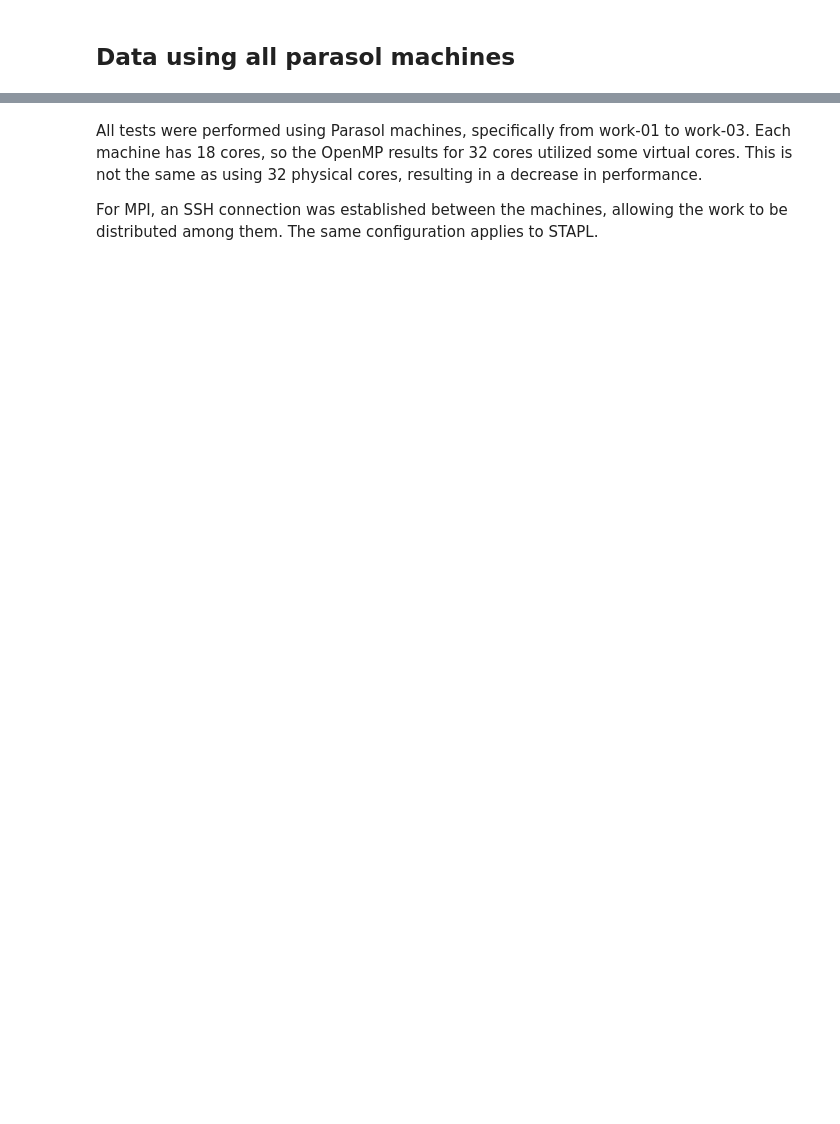
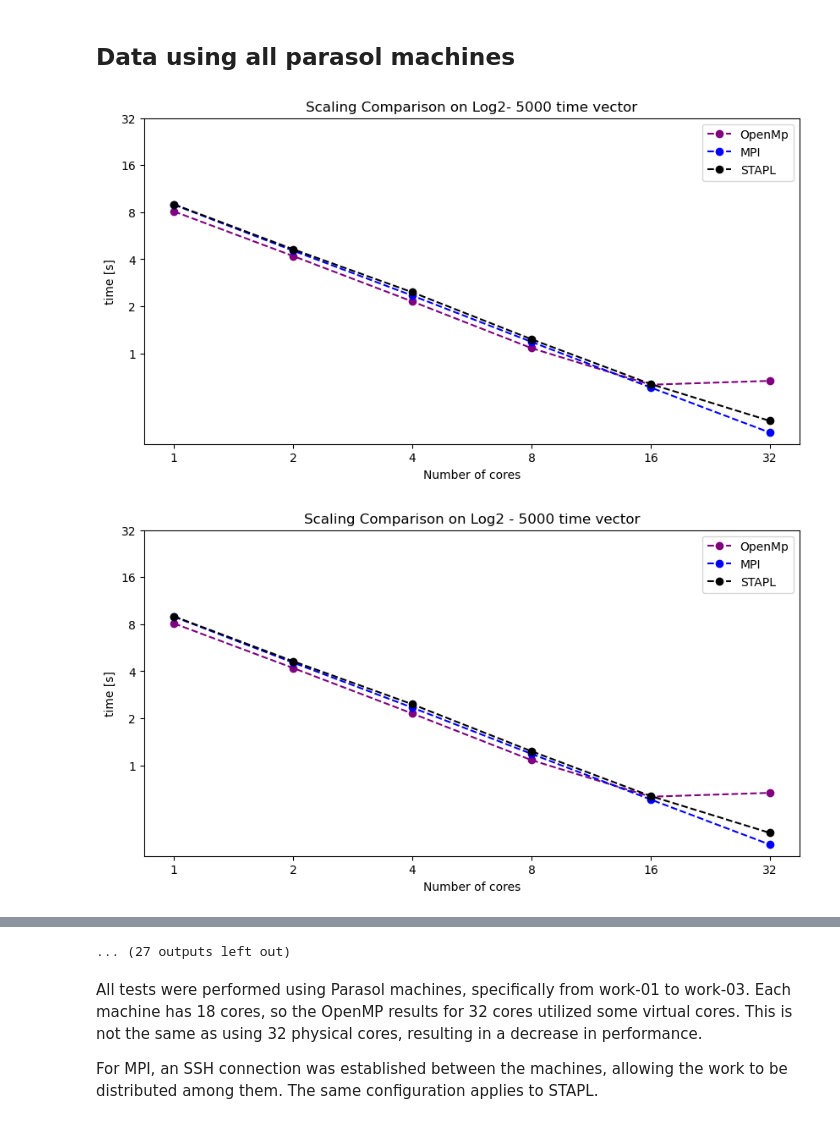
Before and after one commit to Arthur-Barreto/srp_illinois, a Jupyter notebook: notebooks/results.ipynb, the cells around one changed output, grey strips where cells are left out. Drawn from its saved outputs; the diff is of its cells as text; code cells hidden in the pictures; blank space fills up the shorter version.

Commit message:
axes labels and log scalling

```diff
--- a/notebooks/results.ipynb
+++ b/notebooks/results.ipynb
@@ -86,7 +96,7 @@ LOG_GLOBAL = Path.cwd() / "log_bls_global.txt"
 # %%
 results_omp = {}
 results_mpi = {}
-results_stpal = {}
+results_stapl = {}
 results_global = {}
 
 with open(LOG_OMP, 'r') as f:
@@ -111,7 +121,7 @@ with open(LOG_STPAL, 'r') as f:
         size = int(lines[i].split()[6])
         threads = int(lines[i].split()[4])
         time = float(lines[i+4].split()[2])
-        results_stpal[(size, threads)] = time
+        results_stapl[(size, threads)] = time
 
 with open(LOG_GLOBAL, 'r') as f:
     lines = f.readlines()
@@ -122,41 +132,70 @@ with open(LOG_GLOBAL, 'r') as f:
 # %%
 threads = [2**x for x in range(6)]
 for size in range(5000, 65000 + 1, 5000):
     times_omp = [results_omp[(size, thread)] for thread in threads]
     times_mpi = [results_mpi[(size, node)] for node in threads]
-    times_stapl = [results_stpal[(size, node)] for node in threads]
+    times_stapl = [results_stapl[(size, node)] for node in threads]
 
     plt.figure(figsize=(10, 5))
-    plt.title(f"Scaling Comparison - {size} time vector")
-    plt.plot(threads, times_omp, label="OpenMp", marker='o', linestyle='--', color='purple')
-    plt.plot(threads, times_mpi, label="MPI", marker='o', linestyle='--', color='blue')
-    plt.plot(threads, times_stapl, label="STAPL", marker='o', linestyle='--', color='black')
-    plt.xlabel("Number of threads")
-    plt.ylabel("Time (s)")
+    plt.title(f"Scaling Comparison on Log2- {size} time vector")
+    plt.plot(
+        threads, times_omp, label="OpenMp", marker="o", linestyle="--", color="purple"
+    )
+    plt.plot(threads, times_mpi, label="MPI", marker="o", linestyle="--", color="blue")
+    plt.plot(
+        threads, times_stapl, label="STAPL", marker="o", linestyle="--", color="black"
+    )
+    plt.xlabel("Number of cores")
+    plt.ylabel("time [s]")
+    plt.xscale("log", base=2)
+    plt.yscale("log", base=2)
+    plt.xticks(threads, threads)
+    plt.yticks(threads, threads)
     plt.legend()
     plt.show()
 
     plt.figure(figsize=(10, 5))
-    plt.title(f"Scaling Comparison LOG_2 - {size} time vector")
-    plt.plot(np.log2(threads), np.log2(times_omp), label="OpenMp", marker='o', linestyle='--', color='purple')
-    plt.plot(np.log2(threads), np.log2(times_mpi), label="MPI", marker='o', linestyle='--', color='blue')
-    plt.plot(np.log2(threads), np.log2(times_stapl), label="STAPL", marker='o', linestyle='--', color='black')
-    plt.xlabel("Log2 of number of threads")
-    plt.ylabel("Log2 of time (s)")
+    plt.title(f"Scaling Comparison on Log2 - {size} time vector")
+    plt.plot(
+        threads, times_omp, label="OpenMp", marker="o", linestyle="--", color="purple"
+    )
+    plt.plot(threads, times_mpi, label="MPI", marker="o", linestyle="--", color="blue")
+    plt.plot(
+        threads, times_stapl, label="STAPL", marker="o", linestyle="--", color="black"
+    )
+    plt.xlabel("Number of cores")
+    plt.ylabel("time [s]")
+    plt.xscale("log", base=2)
+    plt.yscale("log", base=2)
+    plt.xticks(threads, threads)
+    plt.yticks(threads, threads)
     plt.legend()
     plt.show()
 
-    speedup_omp = results_global[size] / np.array(times_omp)
-    speedup_mpi = results_global[size] / np.array(times_mpi)
-    speedup_stapl = results_global[size] / np.array(times_stapl)
+    speedup_omp = times_omp[0] / np.array(times_omp)
+    speedup_mpi = times_mpi[0] / np.array(times_mpi)
+    speedup_stapl = times_stapl[0] / np.array(times_stapl)
 
     plt.figure(figsize=(10, 5))
-    plt.title(f"Speedup Comparison - {size} time vector")
-    plt.plot(threads, speedup_omp, label="OpenMp", marker='o', linestyle='--', color='purple')
-    plt.plot(threads, speedup_mpi, label="MPI", marker='o', linestyle='--', color='blue')
-    plt.plot(threads, speedup_stapl, label="STAPL", marker='o', linestyle='--', color='black')
-    plt.plot(threads, threads, label="Ideal", linestyle='--', color='red')
-    plt.xlabel("Number of threads")
+    plt.title(f"Speedup Comparison on Log2 - {size} time vector")
+    plt.plot(
+        threads, speedup_omp, label="OpenMp", marker="o", linestyle="--", color="purple"
+    )
+    plt.plot(
+        threads, speedup_mpi, label="MPI", marker="o", linestyle="--", color="blue"
+    )
+    plt.plot(
+        threads, speedup_stapl, label="STAPL", marker="o", linestyle="--", color="black"
+    )
+    plt.plot(threads, threads, label="Ideal", linestyle="--", color="red")
+    plt.xlabel("Number of cores")
     plt.ylabel("Speedup")
+    plt.xscale("log", base=2)
+    plt.yscale("log", base=2)
+    plt.xticks(threads, threads)
+    plt.yticks(threads, threads)
     plt.legend()
-    plt.plot()
+    plt.show()
+# %% [output]
+[figure, added]
+[figure, added]
@@ -163,3 +212,4 @@ for size in range(5000, 65000 + 1, 5000):
+... (27 outputs left out)
 # %% [markdown]
 All tests were performed using Parasol machines, specifically from work-01 to work-03. Each machine has 18 cores, so the OpenMP results for 32 cores utilized some virtual cores. This is not the same as using 32 physical cores, resulting in a decrease in performance.
 
```
Also changed, not shown: parts of 6 cells of this notebook.
